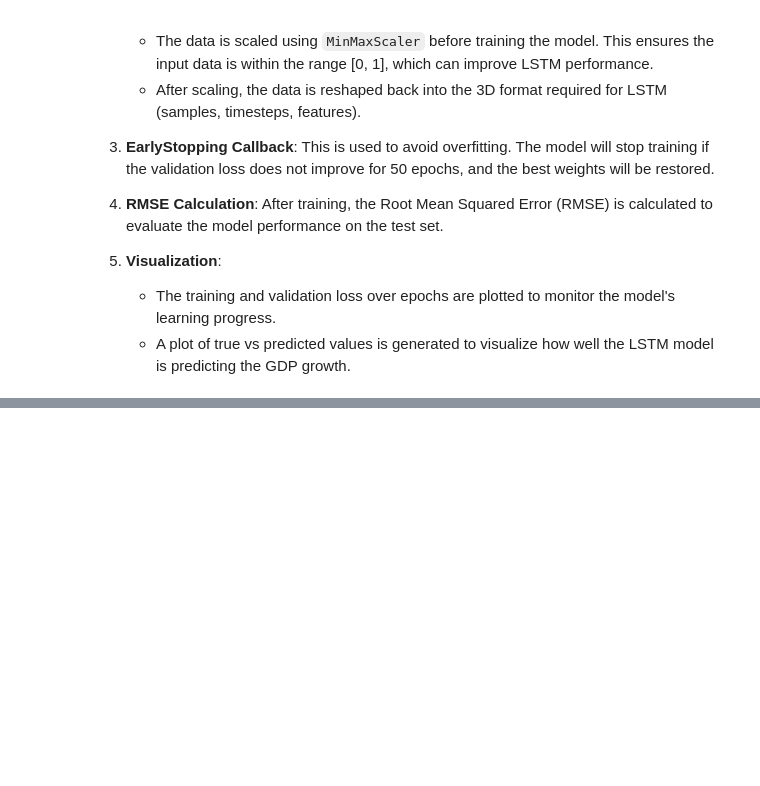
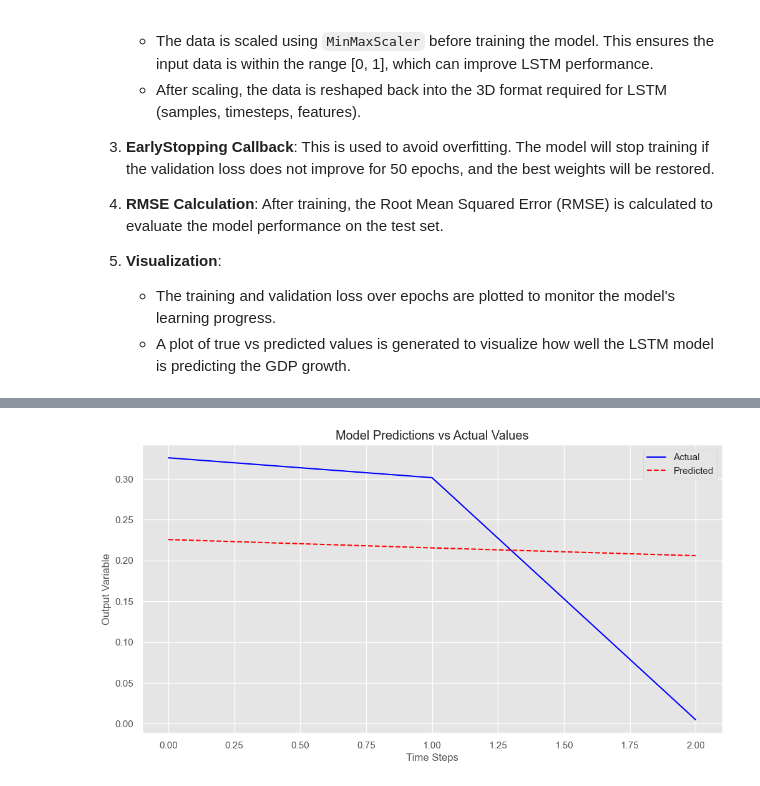
Before and after one commit to MadScie254/Masters_DS_1_1, a Jupyter notebook: proof.ipynb, the cells around one changed output, grey strips where cells are left out. Cells and saved outputs as stored; diff of their text form; code cells hidden in the pictures; blank space fills up the shorter version.

```diff
--- a/proof.ipynb
+++ b/proof.ipynb
@@ -2013,0 +1168,14 @@ AttributeError: 'BackpropLossVisualizer' object has no attribute 'plot_gradient_
+# %%
+from sklearn.metrics import mean_squared_error, mean_absolute_error
+from math import sqrt
+
+# Evaluate model performance on the test set
+y_pred_rnn = model.predict(X_test_rnn)
+
+# Calculate RMSE (Root Mean Squared Error)
+rmse = sqrt(mean_squared_error(y_test_rnn, y_pred_rnn))
+print(f"Test RMSE: {rmse:.4f}")
+
+# Calculate MAE (Mean Absolute Error)
+mae = mean_absolute_error(y_test_rnn, y_pred_rnn)
+print(f"Test MAE: {mae:.4f}")
@@ -2013,0 +1193,17 @@ AttributeError: 'BackpropLossVisualizer' object has no attribute 'plot_gradient_
+# %%
+import matplotlib.pyplot as plt
+
+# Visualize actual vs predicted values
+plt.figure(figsize=(12, 6))
+plt.plot(y_test_rnn, label="Actual", color='blue')
+plt.plot(y_pred_rnn, label="Predicted", color='red', linestyle='dashed')
+
+# Add titles and labels
+plt.title('Model Predictions vs Actual Values')
+plt.xlabel('Time Steps')
+plt.ylabel('Output Variable')
+plt.legend(loc='best')
+
+plt.show()
+# %% [output]
+[figure, added]
```
Also changed, not shown: parts of 26 cells of this notebook, 29 other files.
